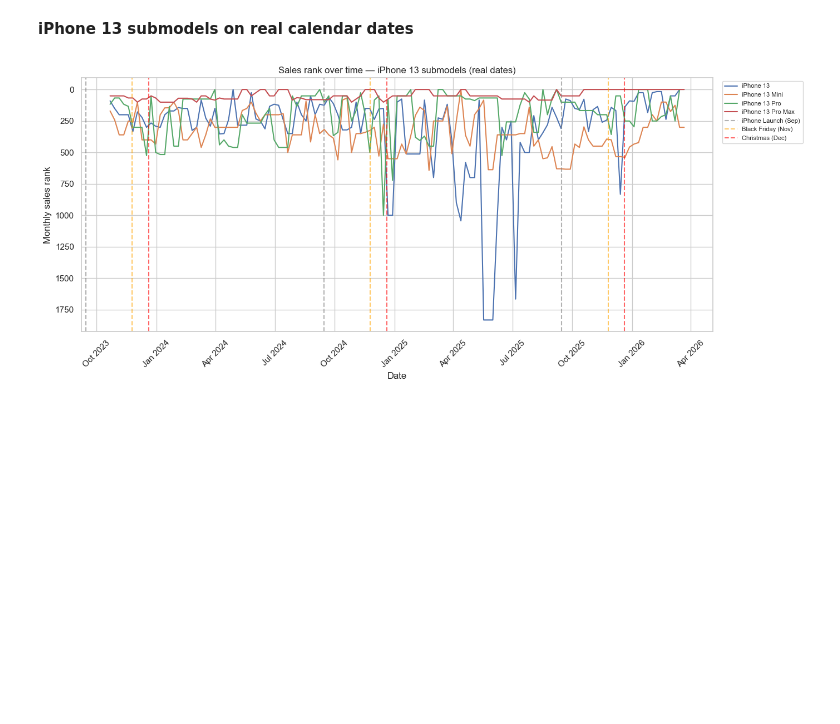
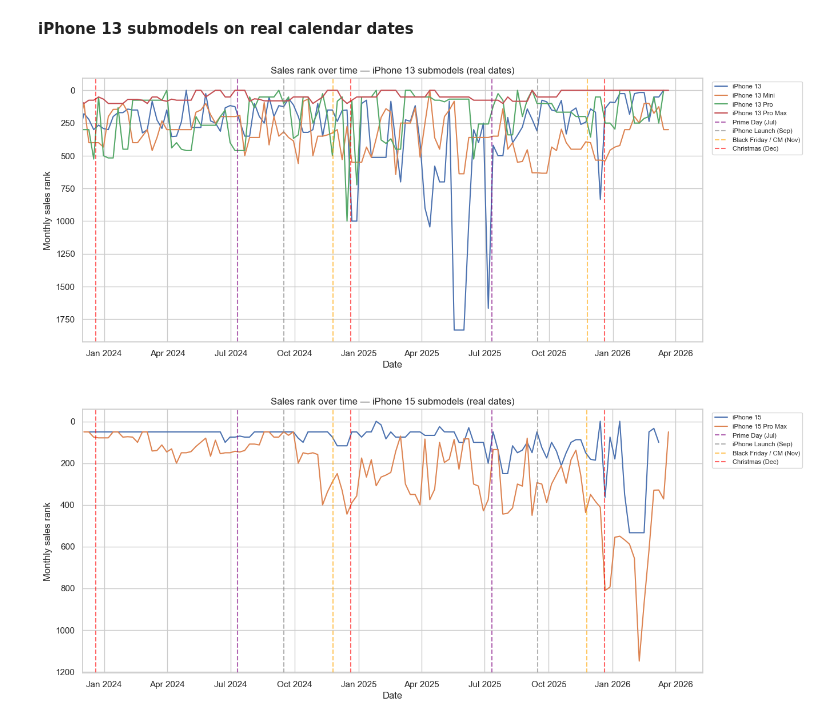
Before and after one commit to ady7ady7/python_agentic_learning, a Jupyter notebook: project1_phones_sales_analytics/notebooks/06_final_project_sns.ipynb, the cells around one changed output. Saved outputs shown, nothing was run; the diff lists cells and outputs as text; code cells hidden in the pictures; blank space fills up the shorter version.

```diff
--- a/project1_phones_sales_analytics/notebooks/06_final_project_sns.ipynb
+++ b/project1_phones_sales_analytics/notebooks/06_final_project_sns.ipynb
@@ -76,6 +76,10 @@ apple_base_rank_df = apple_base_rank_df.groupby(['generation_name', 'days_rounde
 iphone13_rank_df = ms_df[ms_df['generation_name'] == 'iPhone 13']
 iphone13_rank_df = iphone13_rank_df.groupby(['submodel_name', 'days_rounded'])['monthly_sold'].mean().reset_index()
 
+iphone15_rank_df = ms_df[ms_df['generation_name'] == 'iPhone 15']
+iphone15_rank_df = iphone15_rank_df.groupby(['submodel_name', 'days_rounded'])['monthly_sold'].mean().reset_index()
+
+
 rank_dates_gen_df = (ms_df.set_index('datetime')
     .groupby(['generation_name', 'brand', 'tier'])
     .resample('W')['monthly_sold'].mean().reset_index())
@@ -91,6 +95,7 @@ rank_dates_sub_df = (ms_df.set_index('datetime')
     .resample('W')['monthly_sold'].mean().reset_index())
 rank_dates_sub_df['monthly_sold'] = rank_dates_sub_df.groupby('generation_name')['monthly_sold'].ffill()
 iphone13_rank_dates_df = rank_dates_sub_df[rank_dates_sub_df['generation_name'] == 'iPhone 13']
+iphone15_rank_dates_df = rank_dates_sub_df[rank_dates_sub_df['generation_name'] == 'iPhone 15']
 # %% [markdown]
 # Amazon Renewed Phone Price Analysis
 
@@ -359,10 +414,12 @@ ms_chart_5 = sns.lineplot(data=apple_base_rank_dates_df, x='datetime', y='monthl
     hue='generation_name', ax=ax)
 ax.invert_yaxis()
 
+ax.axvline(pd.Timestamp('2023-07-11'), color='purple', linestyle='--', linewidth=1.5, alpha=0.6, label='Prime Day (Jul)')
 ax.axvline(pd.Timestamp('2023-09-15'), color='gray', linestyle='--', linewidth=1.5, alpha=0.6, label='iPhone Launch (Sep)')
-ax.axvline(pd.Timestamp('2023-11-25'), color='orange', linestyle='--', linewidth=1.5, alpha=0.6, label='Black Friday (Nov)')
+ax.axvline(pd.Timestamp('2023-11-25'), color='orange', linestyle='--', linewidth=1.5, alpha=0.6, label='Black Friday / CM (Nov)')
 ax.axvline(pd.Timestamp('2023-12-20'), color='red', linestyle='--', linewidth=1.5, alpha=0.6, label='Christmas (Dec)')
 for year in range(2024, 2026):
+    ax.axvline(pd.Timestamp(f'{year}-07-11'), color='purple', linestyle='--', linewidth=1.5, alpha=0.6)
     ax.axvline(pd.Timestamp(f'{year}-09-15'), color='gray', linestyle='--', linewidth=1.5, alpha=0.6)
     ax.axvline(pd.Timestamp(f'{year}-11-25'), color='orange', linestyle='--', linewidth=1.5, alpha=0.6)
     ax.axvline(pd.Timestamp(f'{year}-12-20'), color='red', linestyle='--', linewidth=1.5, alpha=0.6)
@@ -370,10 +427,9 @@ for year in range(2024, 2026):
 handles, labels = ax.get_legend_handles_labels()
 ax.legend(handles=handles, labels=labels, bbox_to_anchor=(1.01, 1), loc='upper left', fontsize=8)
 ax.xaxis.set_major_formatter(mdates.DateFormatter('%b %Y'))
-ax.set_title('Sales rank over time — iPhone 13 submodels (real dates)')
+ax.set_title('Sales rank over time — iPhone models (real dates)')
 ax.set_xlabel('Date')
 ax.set_ylabel('Monthly sales rank')
-plt.xticks(rotation=45)
-plt.tight_layout()
+ax.set_xlim(left=pd.Timestamp('2023-12-01'))
 plt.show()
 # %% [output]
@@ -385,25 +445,54 @@ plt.show()
 # %%
 fig, ax = plt.subplots(figsize=(14, 6))
 ms_chart_6 = sns.lineplot(data=iphone13_rank_dates_df, x='datetime', y='monthly_sold',
     hue='submodel_name', ax=ax)
+
 ax.invert_yaxis()
 
+ax.axvline(pd.Timestamp('2023-07-11'), color='purple', linestyle='--', linewidth=1.5, alpha=0.6, label='Prime Day (Jul)')
 ax.axvline(pd.Timestamp('2023-09-15'), color='gray', linestyle='--', linewidth=1.5, alpha=0.6, label='iPhone Launch (Sep)')
-ax.axvline(pd.Timestamp('2023-11-25'), color='orange', linestyle='--', linewidth=1.5, alpha=0.6, label='Black Friday (Nov)')
+ax.axvline(pd.Timestamp('2023-11-25'), color='orange', linestyle='--', linewidth=1.5, alpha=0.6, label='Black Friday / CM (Nov)')
 ax.axvline(pd.Timestamp('2023-12-20'), color='red', linestyle='--', linewidth=1.5, alpha=0.6, label='Christmas (Dec)')
 for year in range(2024, 2026):
+    ax.axvline(pd.Timestamp(f'{year}-07-11'), color='purple', linestyle='--', linewidth=1.5, alpha=0.6)
     ax.axvline(pd.Timestamp(f'{year}-09-15'), color='gray', linestyle='--', linewidth=1.5, alpha=0.6)
     ax.axvline(pd.Timestamp(f'{year}-11-25'), color='orange', linestyle='--', linewidth=1.5, alpha=0.6)
     ax.axvline(pd.Timestamp(f'{year}-12-20'), color='red', linestyle='--', linewidth=1.5, alpha=0.6)
 
 handles, labels = ax.get_legend_handles_labels()
 ax.legend(handles=handles, labels=labels, bbox_to_anchor=(1.01, 1), loc='upper left', fontsize=8)
 ax.xaxis.set_major_formatter(mdates.DateFormatter('%b %Y'))
 ax.set_title('Sales rank over time — iPhone 13 submodels (real dates)')
 ax.set_xlabel('Date')
 ax.set_ylabel('Monthly sales rank')
-plt.xticks(rotation=45)
-plt.tight_layout()
+ax.set_xlim(left = pd.Timestamp('2023-12-01'))
 plt.show()
+
+
+
+fig, ax = plt.subplots(figsize=(14, 6))
+ms_chart_7 = sns.lineplot(data=iphone15_rank_dates_df, x='datetime', y='monthly_sold',
+    hue='submodel_name', ax=ax)
+ax.invert_yaxis()
+
+ax.axvline(pd.Timestamp('2023-07-11'), color='purple', linestyle='--', linewidth=1.5, alpha=0.6, label='Prime Day (Jul)')
+ax.axvline(pd.Timestamp('2023-09-15'), color='gray', linestyle='--', linewidth=1.5, alpha=0.6, label='iPhone Launch (Sep)')
+ax.axvline(pd.Timestamp('2023-11-25'), color='orange', linestyle='--', linewidth=1.5, alpha=0.6, label='Black Friday / CM (Nov)')
+ax.axvline(pd.Timestamp('2023-12-20'), color='red', linestyle='--', linewidth=1.5, alpha=0.6, label='Christmas (Dec)')
+for year in range(2024, 2026):
+    ax.axvline(pd.Timestamp(f'{year}-07-11'), color='purple', linestyle='--', linewidth=1.5, alpha=0.6)
+    ax.axvline(pd.Timestamp(f'{year}-09-15'), color='gray', linestyle='--', linewidth=1.5, alpha=0.6)
+    ax.axvline(pd.Timestamp(f'{year}-11-25'), color='orange', linestyle='--', linewidth=1.5, alpha=0.6)
+    ax.axvline(pd.Timestamp(f'{year}-12-20'), color='red', linestyle='--', linewidth=1.5, alpha=0.6)
+
+handles, labels = ax.get_legend_handles_labels()
+ax.legend(handles=handles, labels=labels, bbox_to_anchor=(1.01, 1), loc='upper left', fontsize=8)
+ax.xaxis.set_major_formatter(mdates.DateFormatter('%b %Y'))
+ax.set_title('Sales rank over time — iPhone 15 submodels (real dates)')
+ax.set_xlabel('Date')
+ax.set_ylabel('Monthly sales rank')
+ax.set_xlim(left = pd.Timestamp('2023-12-01'))
+plt.show()
 # %% [output]
-[figure, old version]
+[figure, new version]
+[figure, added]
```
Also changed, not shown: parts of 29 cells of this notebook, 2 other files.
